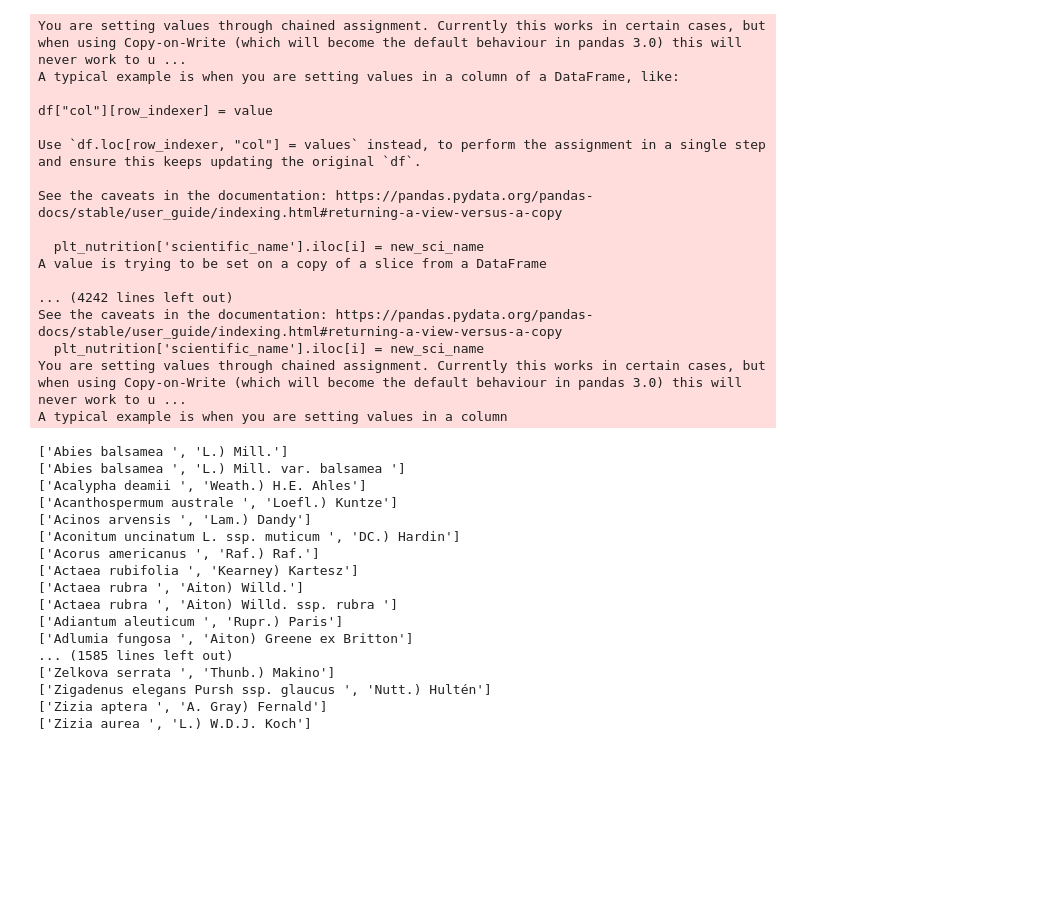
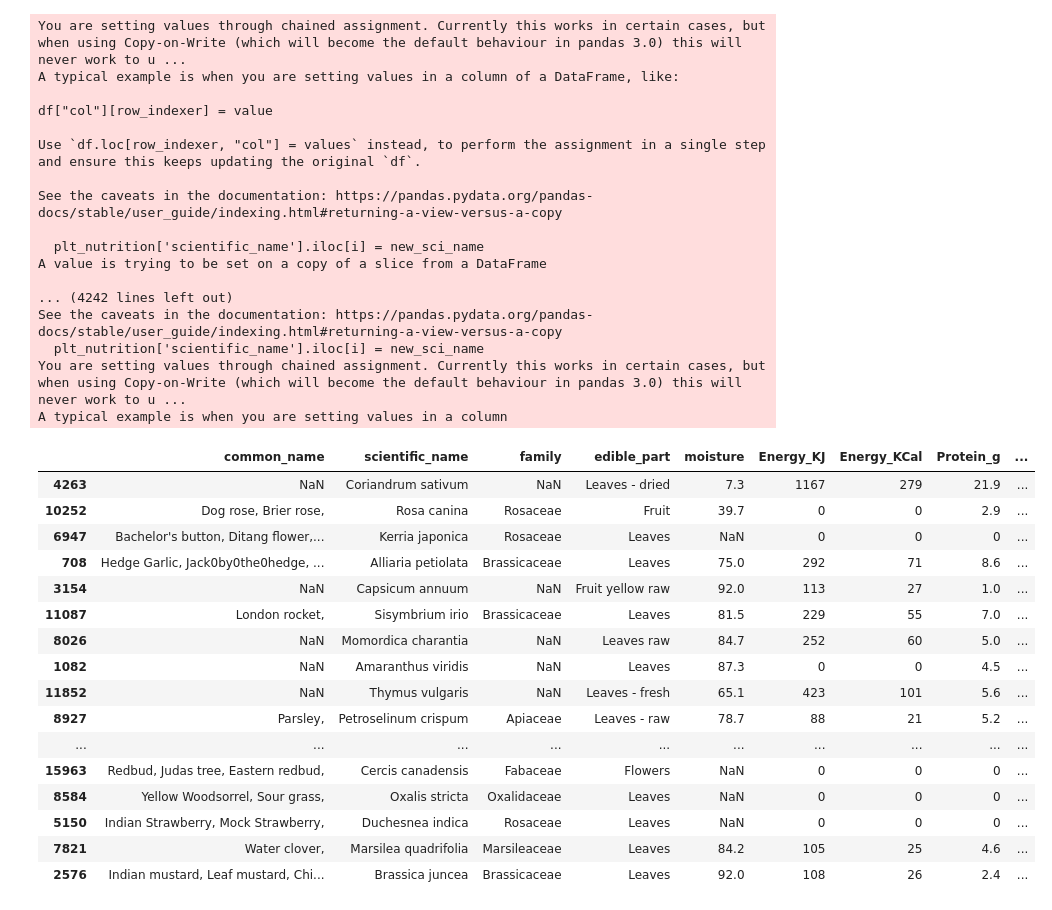
Before and after one commit to brendancapple/FloraFrontier, a Jupyter notebook: plant_nutrition.ipynb, the cells around one changed output. Drawn from its saved outputs; the diff is of its cells as text; code cells hidden in the pictures; blank space fills up the shorter version.

```diff
--- a/plant_nutrition.ipynb
+++ b/plant_nutrition.ipynb
@@ -2,18 +2,7 @@
 import pandas as pd
 plt_nutrition = pd.read_csv('FPI_Nutrition.csv')
 plt_nutrition.columns = ['common_name','scientific_name','family','edible_part','moisture','Energy_KJ','Energy_KCal','Protein_g','Provit_A_ug','Vit_C_mg','Iron_mg','Zinc_mg']
-#plt_nutrition.head()
 
-#plt_nutrition[plt_nutrition['scientific_name'] == 'Brassica juncea var. japonica'] #plt_nutrition['family'] == 'Brassicaceae'
-#plt_nutrition.fillna('-')
-#plt_nutrition[plt_nutrition['common_name'].contains('Apple')] #.str.contains('Apple')
-
-#for partial search
-#print(plt_nutrition[plt_nutrition['common_name'].str.contains("Mizuna")==True])
-
-#print(plt_nutrition['Vit_C_mg'])
-
-#print(plt_nutrition)
 
 #i = 2 #excluding first incomplete entry
 i = 3
@@ -29,57 +18,51 @@ plt_nutrition['Vit_C_mg'] = pd.to_numeric(plt_nutrition['Vit_C_mg'], errors='coe
 mask = (plt_nutrition['Vit_C_mg'] >= 100) #& (plt_nutrition['scientific_name'] == 'NaN')
 vitChundred = plt_nutrition[mask]
 #vitChundred
 
 #brainstorming filtering
 #sci_name = 'Brassica juncea var. japonica'
 #plt_nutrition[plt_nutrition['scientific_name'] == sci_name] #plt_nutrition['family'] == 'Brassicaceae'
 #print(plt_nutrition[plt_nutrition['scientific_name'].str.contains(sci_name)==True])
 
 plants = pd.read_csv('FinalList.csv')
 final_list = plants.columns.tolist()
-for plant in final_list:
-    if "(" in plant:
-        print(plant.split('('))
-    #plant.split('L.').first
-    #plant.split('Ker Gawl').first
-#print(final_list)
+df_final_list = pd.DataFrame(final_list, columns=['plants'])
 
-
-#string[start inclusive : end exclusive]
-#print(final_list)
-#print(plt_nutrition[plt_nutrition['scientific_name'].isin(final_list)==True])
+mask = plt_nutrition['scientific_name'].isin(df_final_list['plants'])
+matched_plts = plt_nutrition[mask]
+matched_plts.sort_values('Vit_C_mg', ascending=False).head(30)
 # %% [output]
 You are setting values through chained assignment. Currently this works in certain cases, but when using Copy-on-Write (which will become the default behaviour in pandas 3.0) this will never work to u ...
 A typical example is when you are setting values in a column of a DataFrame, like:
 
 df["col"][row_indexer] = value
 
 Use `df.loc[row_indexer, "col"] = values` instead, to perform the assignment in a single step and ensure this keeps updating the original `df`.
 
 See the caveats in the documentation: https://pandas.pydata.org/pandas-docs/stable/user_guide/indexing.html#returning-a-view-versus-a-copy
 
   plt_nutrition['scientific_name'].iloc[i] = new_sci_name
 A value is trying to be set on a copy of a slice from a DataFrame
 
 ... (4242 lines left out)
 See the caveats in the documentation: https://pandas.pydata.org/pandas-docs/stable/user_guide/indexing.html#returning-a-view-versus-a-copy
   plt_nutrition['scientific_name'].iloc[i] = new_sci_name
 You are setting values through chained assignment. Currently this works in certain cases, but when using Copy-on-Write (which will become the default behaviour in pandas 3.0) this will never work to u ...
 A typical example is when you are setting values in a column
-['Abies balsamea ', 'L.) Mill.']
-['Abies balsamea ', 'L.) Mill. var. balsamea ']
-['Acalypha deamii ', 'Weath.) H.E. Ahles']
-['Acanthospermum australe ', 'Loefl.) Kuntze']
-['Acinos arvensis ', 'Lam.) Dandy']
-['Aconitum uncinatum L. ssp. muticum ', 'DC.) Hardin']
-['Acorus americanus ', 'Raf.) Raf.']
-['Actaea rubifolia ', 'Kearney) Kartesz']
-['Actaea rubra ', 'Aiton) Willd.']
-['Actaea rubra ', 'Aiton) Willd. ssp. rubra ']
-['Adiantum aleuticum ', 'Rupr.) Paris']
-['Adlumia fungosa ', 'Aiton) Greene ex Britton']
-... (1585 lines left out)
-['Zelkova serrata ', 'Thunb.) Makino']
-['Zigadenus elegans Pursh ssp. glaucus ', 'Nutt.) Hultén']
-['Zizia aptera ', 'A. Gray) Fernald']
-['Zizia aurea ', 'L.) W.D.J. Koch']
+|  | common_name | scientific_name | family | edible_part | moisture | Energy_KJ | Energy_KCal | Protein_g | ... |
+| 4263 | NaN | Coriandrum sativum | NaN | Leaves - dried | 7.3 | 1167 | 279 | 21.9 | ... |
+| 10252 | Dog rose, Brier rose, | Rosa canina | Rosaceae | Fruit | 39.7 | 0 | 0 | 2.9 | ... |
+| 6947 | Bachelor's button, Ditang flower,... | Kerria japonica | Rosaceae | Leaves | NaN | 0 | 0 | 0 | ... |
+| 708 | Hedge Garlic, Jack0by0the0hedge, ... | Alliaria petiolata | Brassicaceae | Leaves | 75.0 | 292 | 71 | 8.6 | ... |
+| 3154 | NaN | Capsicum annuum | NaN | Fruit yellow raw | 92.0 | 113 | 27 | 1.0 | ... |
+| 11087 | London rocket, | Sisymbrium irio | Brassicaceae | Leaves | 81.5 | 229 | 55 | 7.0 | ... |
+| 8026 | NaN | Momordica charantia | NaN | Leaves raw | 84.7 | 252 | 60 | 5.0 | ... |
+| 1082 | NaN | Amaranthus viridis | NaN | Leaves | 87.3 | 0 | 0 | 4.5 | ... |
+| 11852 | NaN | Thymus vulgaris | NaN | Leaves - fresh | 65.1 | 423 | 101 | 5.6 | ... |
+| 8927 | Parsley, | Petroselinum crispum | Apiaceae | Leaves - raw | 78.7 | 88 | 21 | 5.2 | ... |
+| ... | ... | ... | ... | ... | ... | ... | ... | ... | ... |
+| 15963 | Redbud, Judas tree, Eastern redbud, | Cercis canadensis | Fabaceae | Flowers | NaN | 0 | 0 | 0 | ... |
+| 8584 | Yellow Woodsorrel, Sour grass, | Oxalis stricta | Oxalidaceae | Leaves | NaN | 0 | 0 | 0 | ... |
+| 5150 | Indian Strawberry, Mock Strawberry, | Duchesnea indica | Rosaceae | Leaves | NaN | 0 | 0 | 0 | ... |
+| 7821 | Water clover, | Marsilea quadrifolia | Marsileaceae | Leaves | 84.2 | 105 | 25 | 4.6 | ... |
+| 2576 | Indian mustard, Leaf mustard, Chi... | Brassica juncea | Brassicaceae | Leaves | 92.0 | 108 | 26 | 2.4 | ... |
```
